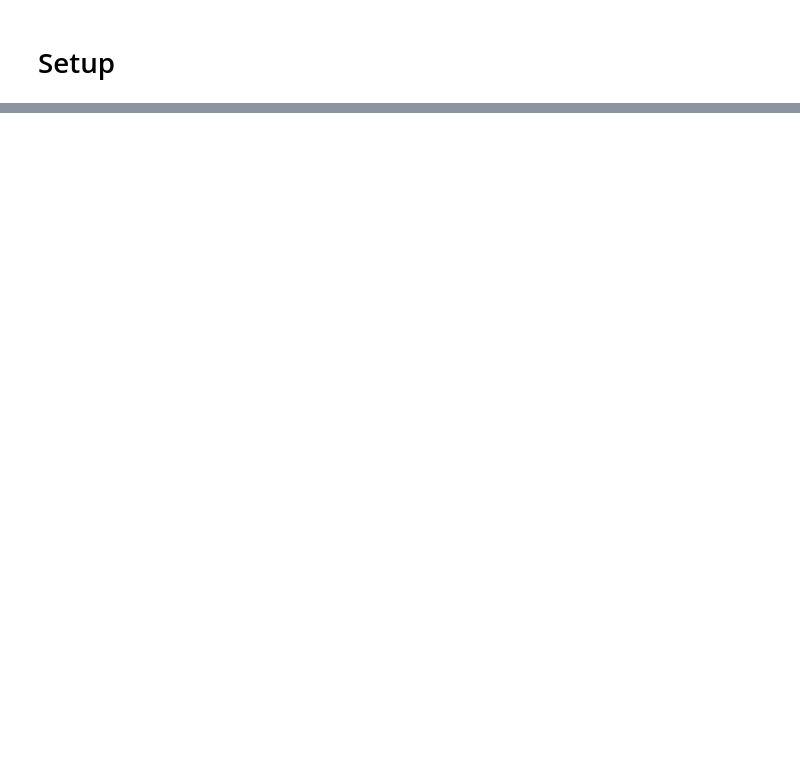
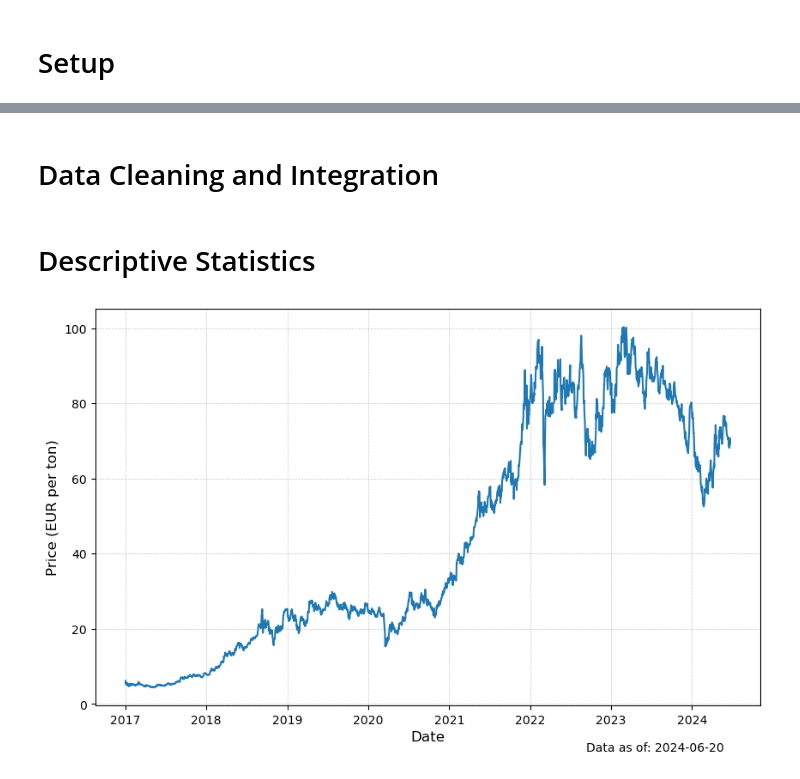
Before and after one commit to YilinQin/Climate_Risk_Index_Dissertation, a Jupyter notebook: Dissertation.ipynb, the cells around one changed output, grey strips where cells are left out. Drawn from its saved outputs; the diff is of its cells as text; code cells hidden in the pictures; blank space fills up the shorter version.

```diff
--- a/Dissertation.ipynb
+++ b/Dissertation.ipynb
@@ -354,0 +25,2 @@ Notes:
+# %% [markdown]
+# Data Cleaning and Integration
@@ -354,0 +122,33 @@ Notes:
+# %% [markdown]
+# Descriptive Statistics
+# %%
+# Figure 1 in dissertation
+# Get the latest date from the data
+last_date = carbon_price['Date'].max()
+
+# Create a figure for the plot with a specific size
+plt.figure(figsize=(10, 6))
+
+# Plot the data with Date on the x-axis and Price on the y-axis, and label the line as 'Price'
+plt.plot(carbon_price['Date'], carbon_price['Price'], label='Price')
+
+# Set the label for the x-axis with a font size of 12
+plt.xlabel('Date', fontsize=12)
+
+# Set the label for the y-axis with a font size of 12
+plt.ylabel('Price (EUR per ton)', fontsize=12)
+
+# Add a light grid with dashed lines, a specific line width, and some transparency
+plt.grid(True, linestyle='--', linewidth=0.5, alpha=0.7)
+
+# Add an annotation for the data cut-off date, position it in the bottom right corner,
+# adjust the annotation position slightly, and set the font size to 10
+plt.annotate(f'Data as of: {last_date.strftime("%Y-%m-%d")}',
+             xy=(1, 0), xycoords='axes fraction',
+             horizontalalignment='right', verticalalignment='top',
+             xytext=(-30, -30), textcoords='offset points', fontsize=10)
+
+# Display the plot
+plt.show()
+# %% [output]
+[figure, added]
```
Also changed, not shown: parts of 53 cells of this notebook.
